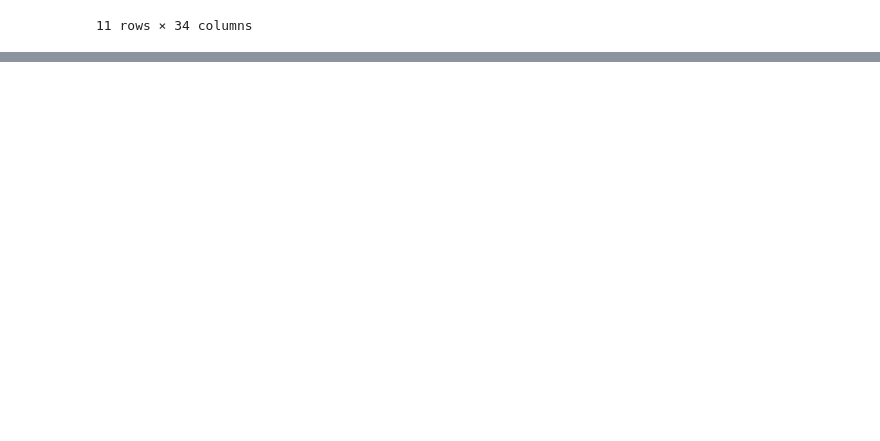
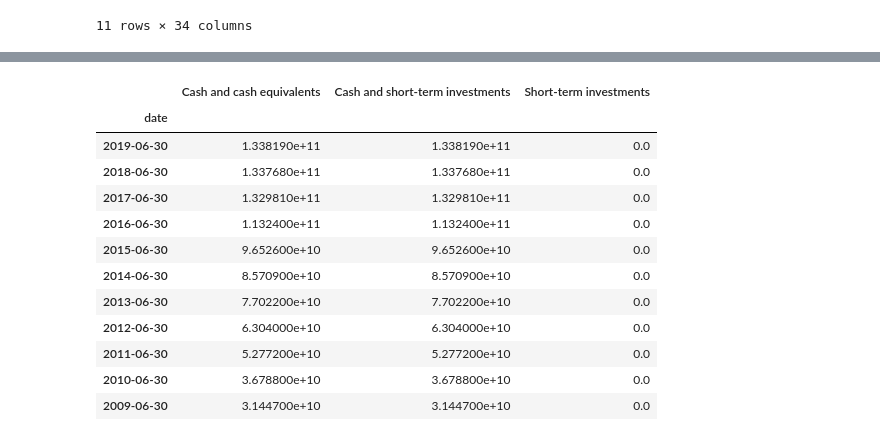
Before and after one commit to felixnext/stock_trend_analysis, a Jupyter notebook: notebooks/00-1_recommender-test.ipynb, the cells around one changed output, grey strips where cells are left out. Drawn from its saved outputs; the diff is of its cells as text; code cells hidden in the pictures; blank space fills up the shorter version.

Commit message:
feat: completed implementation of training data preprocessing
- implemented new retrieval of statement data (based on lynch)
- integrated better data merging process
- create new correlations

```diff
--- a/notebooks/00-1_recommender-test.ipynb
+++ b/notebooks/00-1_recommender-test.ipynb
@@ -52,6 +70,24 @@ feed.news()[1]
 | 22 | Thu, 20 Jun 2019 12:14:19 GMT | https://www.ft.com/content/a620df... | Plutocrats are shaping the agenda... | Big donations such as Oxford’s Sc... |
 | 23 | Mon, 17 Jun 2019 04:56:12 GMT | https://www.ft.com/content/acf603... | Data analytics and digital busine... | Management accountants need to be... |
 | 24 | Mon, 17 Jun 2019 03:30:37 GMT | https://www.ft.com/content/6c7001... | Graduates with tech and finance s... | The workforce will have to adapt ... |
+# %%
+df = rcmd.contrib.fmp_api.statements.balance_sheet("MSFT").set_index('date')
+#df['Total current assets'] - df['Cash and cash equivalents'] - df['Receivables'] - df['Inventories'] - df['Other Assets']
+df[['Cash and cash equivalents', 'Cash and short-term investments', 'Short-term investments']]
+# %% [output]
+|  | Cash and cash equivalents | Cash and short-term investments | Short-term investments |
+| date |  |  |  |
+| 2019-06-30 | 1.338190e+11 | 1.338190e+11 | 0.0 |
+| 2018-06-30 | 1.337680e+11 | 1.337680e+11 | 0.0 |
+| 2017-06-30 | 1.329810e+11 | 1.329810e+11 | 0.0 |
+| 2016-06-30 | 1.132400e+11 | 1.132400e+11 | 0.0 |
+| 2015-06-30 | 9.652600e+10 | 9.652600e+10 | 0.0 |
+| 2014-06-30 | 8.570900e+10 | 8.570900e+10 | 0.0 |
+| 2013-06-30 | 7.702200e+10 | 7.702200e+10 | 0.0 |
+| 2012-06-30 | 6.304000e+10 | 6.304000e+10 | 0.0 |
+| 2011-06-30 | 5.277200e+10 | 5.277200e+10 | 0.0 |
+| 2010-06-30 | 3.678800e+10 | 3.678800e+10 | 0.0 |
+| 2009-06-30 | 3.144700e+10 | 3.144700e+10 | 0.0 |
 # %%
 from datetime import date
 sm = rcmd.stocks.FMPStatements()
```
Also changed, not shown: parts of 5 cells of this notebook, 12 other files.
